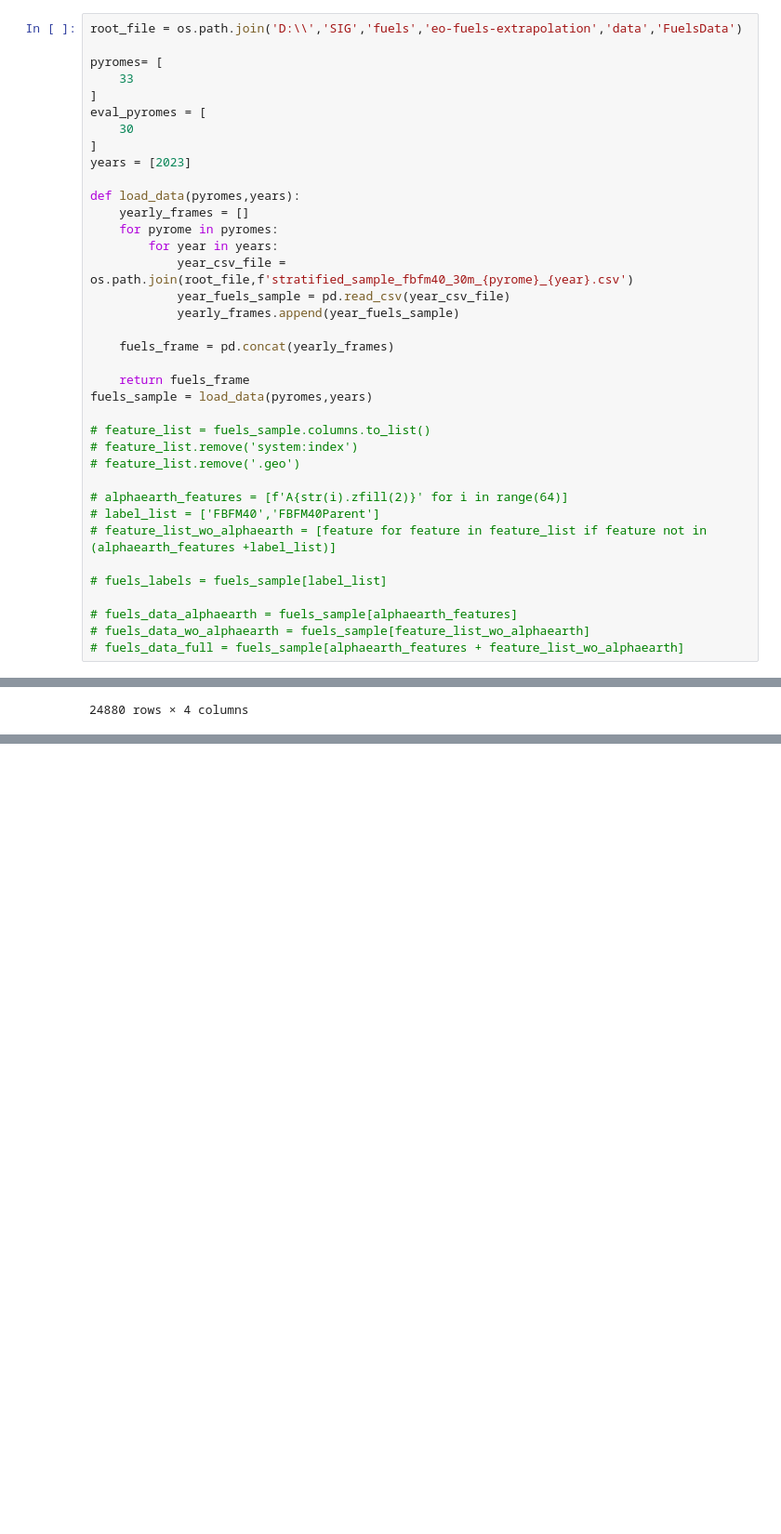
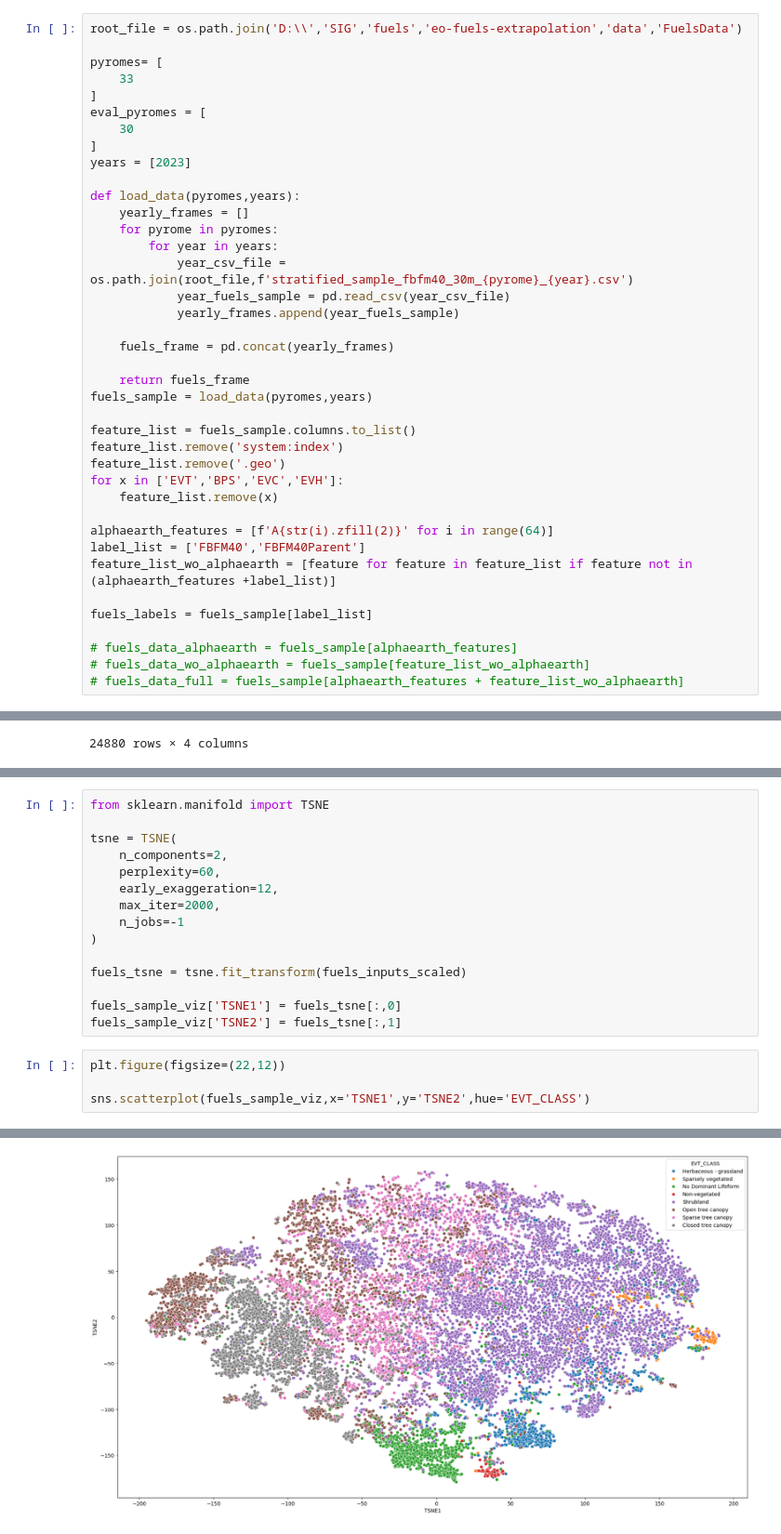
Before and after one commit to sig-gis/eo-fuels-extrapolation, a Jupyter notebook: analysis/fuels_characteristics_eval.ipynb, the cells around one changed output, grey strips where cells are left out. Shown at 93% size. Cells and saved outputs as stored; diff of their text form; blank space fills up the shorter version.

```diff
--- a/analysis/fuels_characteristics_eval.ipynb
+++ b/analysis/fuels_characteristics_eval.ipynb
@@ -154,15 +155,17 @@ def load_data(pyromes,years):
     return fuels_frame
 fuels_sample = load_data(pyromes,years)
 
-# feature_list = fuels_sample.columns.to_list()
-# feature_list.remove('system:index')
-# feature_list.remove('.geo')
+feature_list = fuels_sample.columns.to_list()
+feature_list.remove('system:index')
+feature_list.remove('.geo')
+for x in ['EVT','BPS','EVC','EVH']:
+    feature_list.remove(x)
 
-# alphaearth_features = [f'A{str(i).zfill(2)}' for i in range(64)]
-# label_list = ['FBFM40','FBFM40Parent']
-# feature_list_wo_alphaearth = [feature for feature in feature_list if feature not in (alphaearth_features +label_list)]
+alphaearth_features = [f'A{str(i).zfill(2)}' for i in range(64)]
+label_list = ['FBFM40','FBFM40Parent']
+feature_list_wo_alphaearth = [feature for feature in feature_list if feature not in (alphaearth_features +label_list)]
 
-# fuels_labels = fuels_sample[label_list]
+fuels_labels = fuels_sample[label_list]
 
 # fuels_data_alphaearth = fuels_sample[alphaearth_features]
 # fuels_data_wo_alphaearth = fuels_sample[feature_list_wo_alphaearth]
@@ -236,0 +305,20 @@ Length: 70, dtype: str
+# %%
+from sklearn.manifold import TSNE
+
+tsne = TSNE(
+    n_components=2,
+    perplexity=60,
+    early_exaggeration=12,
+    max_iter=2000,
+    n_jobs=-1
+)
+
+fuels_tsne = tsne.fit_transform(fuels_inputs_scaled)
+
+fuels_sample_viz['TSNE1'] = fuels_tsne[:,0]
+fuels_sample_viz['TSNE2'] = fuels_tsne[:,1]
+# %%
+plt.figure(figsize=(22,12))
+
+sns.scatterplot(fuels_sample_viz,x='TSNE1',y='TSNE2',hue='EVT_CLASS')
+# %% [output]
@@ -237,3 +326,4 @@ Length: 70, dtype: str
+[figure, added]
 # %%
 # import pyretechnics.fuel_models as pfm
 
```
Also changed, not shown: parts of 11 cells of this notebook.
